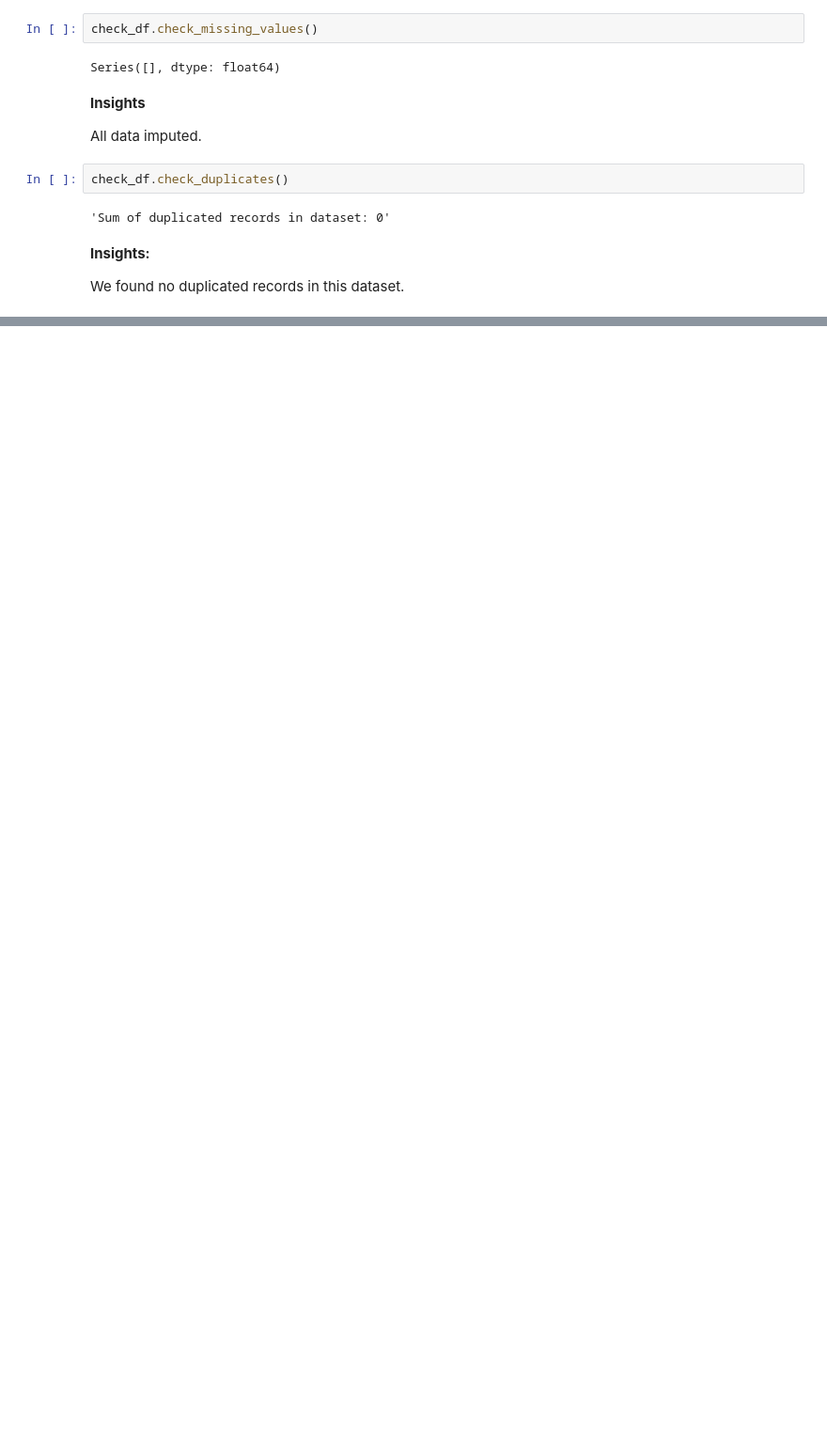
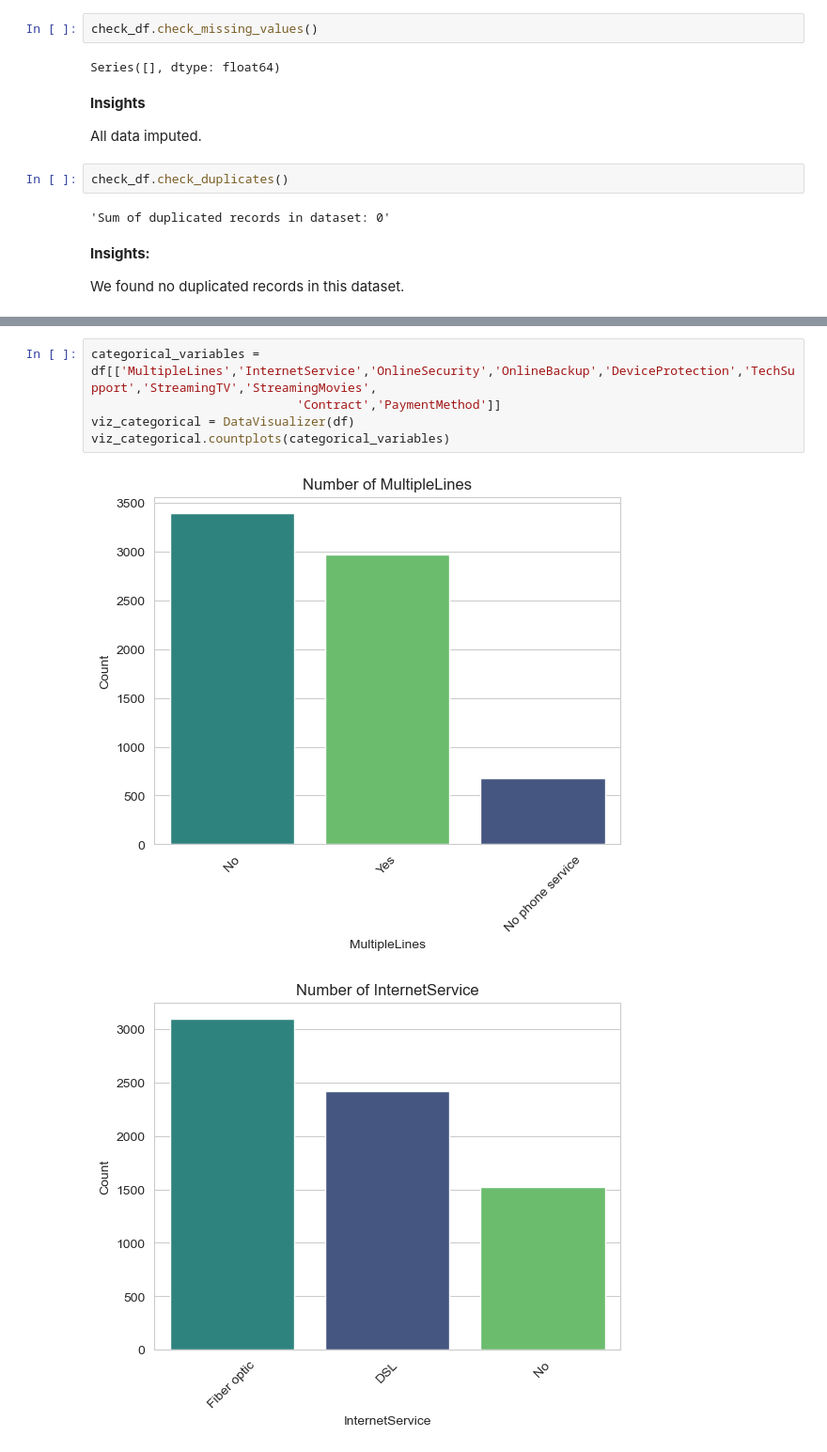
Before and after one commit to Oliwer1992/telco-customer-churn, a Jupyter notebook: 01_Data_Cleaning_and_EDA.ipynb, the cells around one changed output, grey strips where cells are left out. Shown at 94% size. Cells and saved outputs as stored; diff of their text form; blank space fills up the shorter version.

```diff
--- a/01_Data_Cleaning_and_EDA.ipynb
+++ b/01_Data_Cleaning_and_EDA.ipynb
@@ -138,0 +224,8 @@ We found no duplicated records in this dataset.
+# %%
+categorical_variables = df[['MultipleLines','InternetService','OnlineSecurity','OnlineBackup','DeviceProtection','TechSupport','StreamingTV','StreamingMovies',
+                            'Contract','PaymentMethod']]
+viz_categorical = DataVisualizer(df)
+viz_categorical.countplots(categorical_variables)
+# %% [output]
+[figure, added]
+[figure, added]
```
Also changed, not shown: parts of 23 cells of this notebook.
